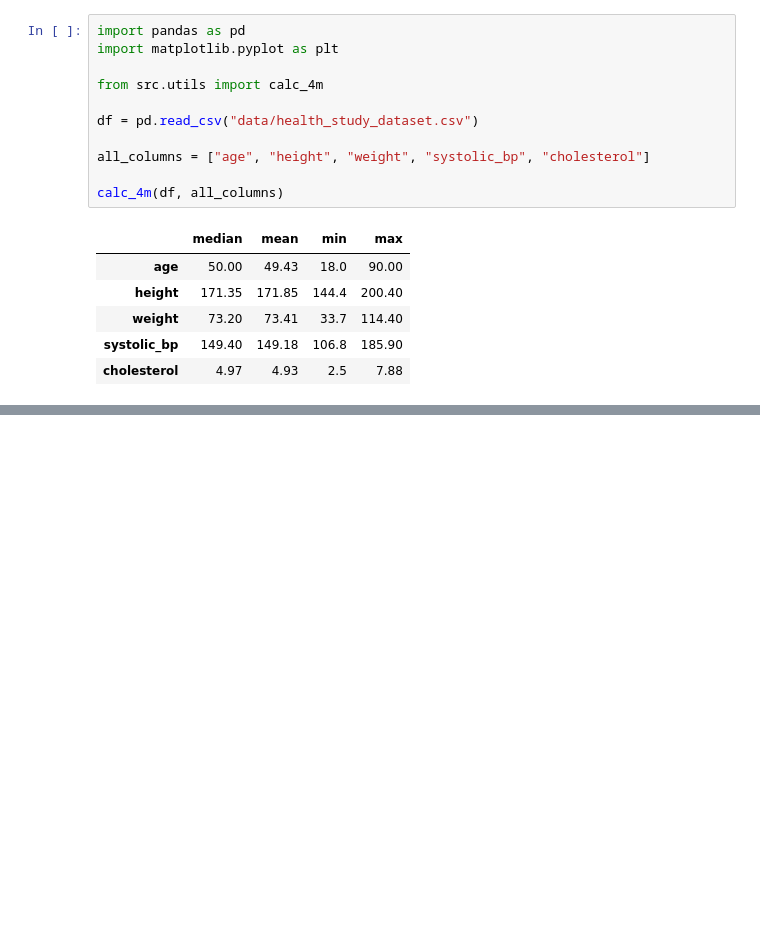
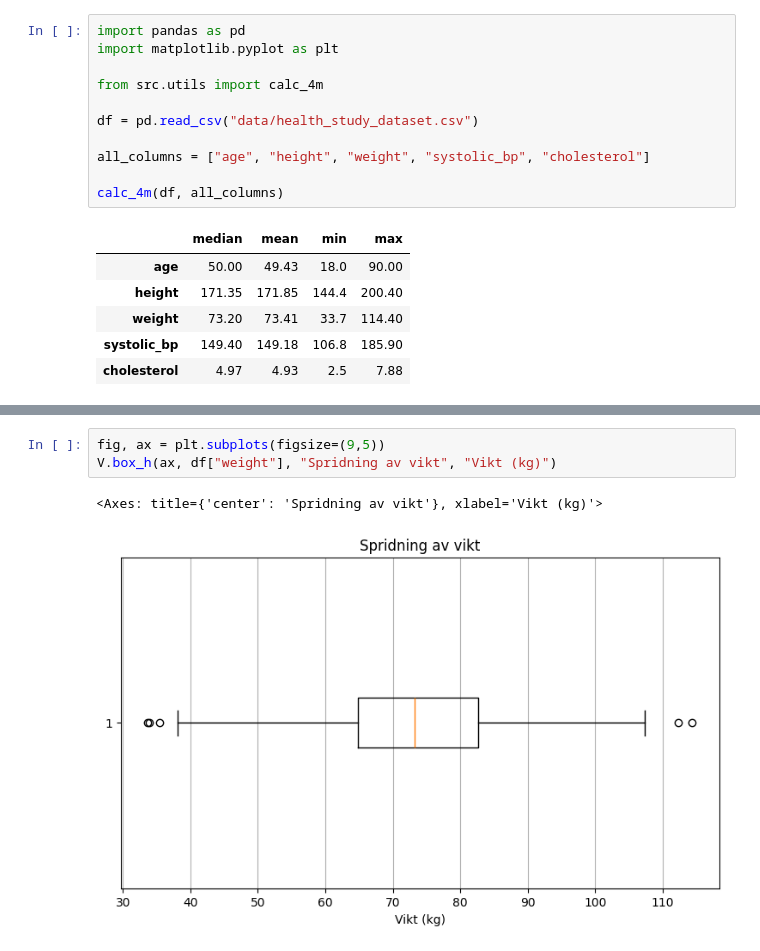
Before and after one commit to Jack-JackAttack/Halsostudie, a Jupyter notebook: report.ipynb, the cells around one changed output, grey strips where cells are left out. Saved outputs shown, nothing was run; the diff lists cells and outputs as text; blank space fills up the shorter version.

```diff
--- a/report.ipynb
+++ b/report.ipynb
@@ -27,0 +28,6 @@ V.histogram(ax, df["systolic_bp"], "Histogram över systoliskt blodtryck", "Syst
+# %%
+fig, ax = plt.subplots(figsize=(9,5))
+V.box_h(ax, df["weight"], "Spridning av vikt", "Vikt (kg)")
+# %% [output]
+<Axes: title={'center': 'Spridning av vikt'}, xlabel='Vikt (kg)'>
+[figure, added]
```
Also changed, not shown: parts of 5 cells of this notebook, 2 other files.
